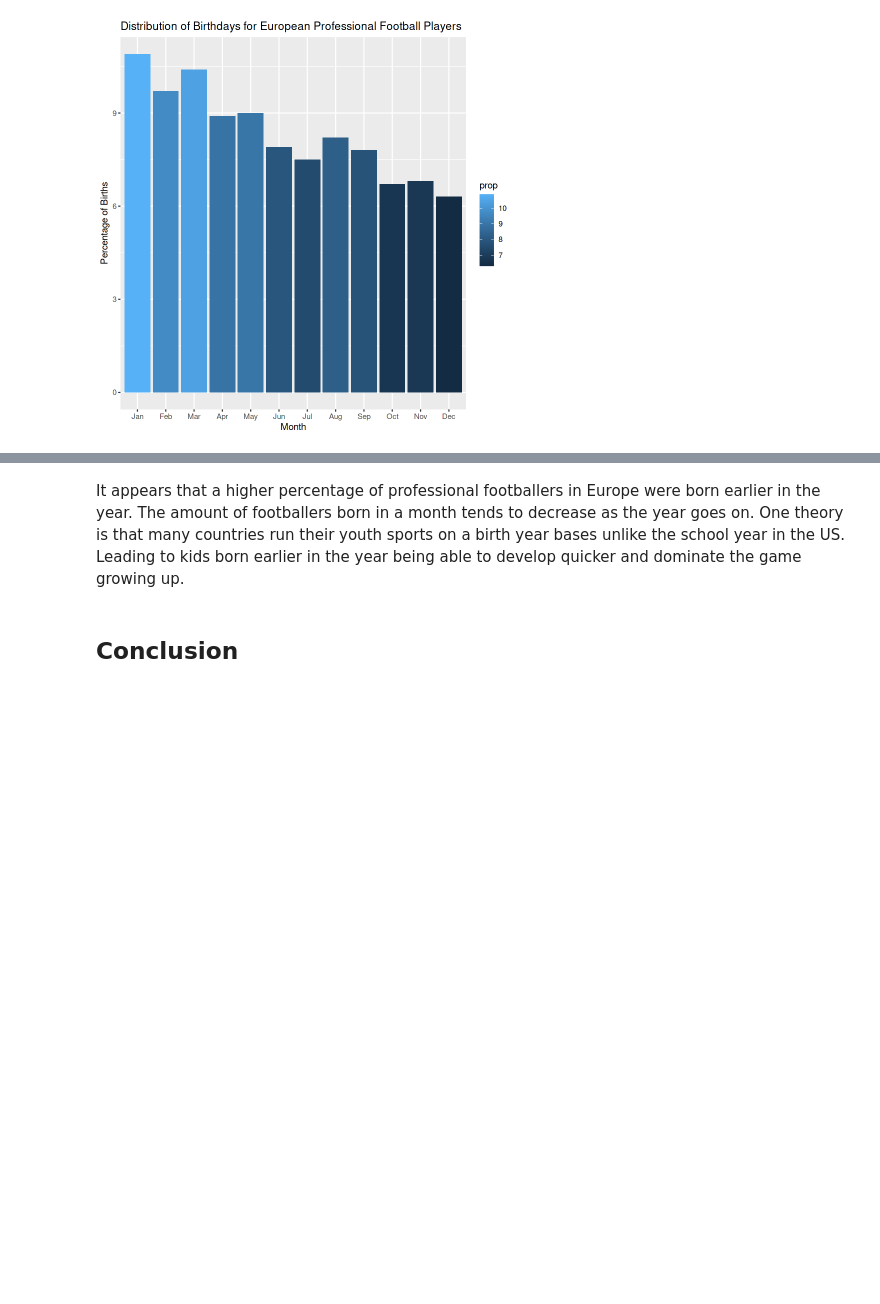
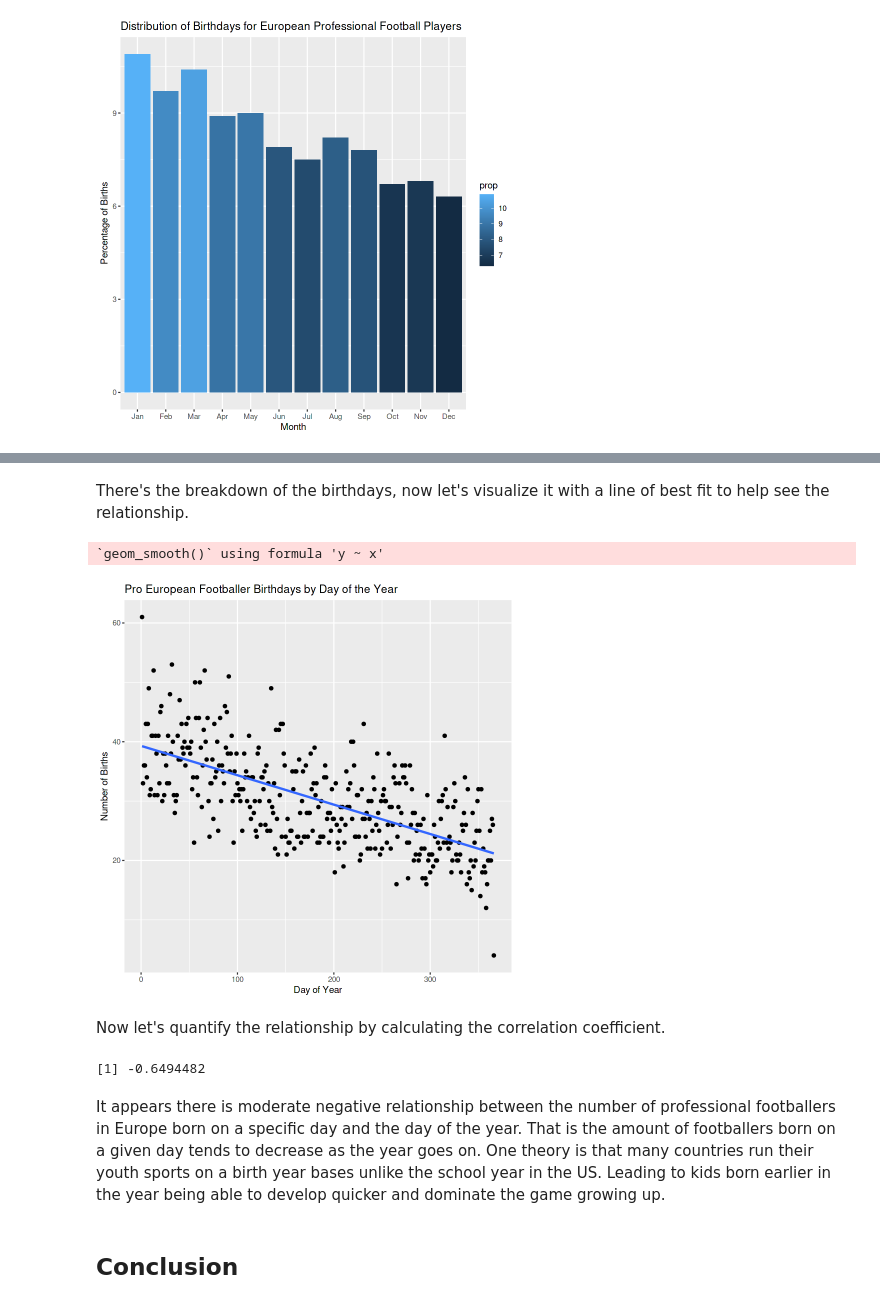
Before and after one commit to MattyMyers22/Euro-Football-08-16, a Jupyter notebook: Euro Football SQL DB With R.ipynb, the cells around one changed output, grey strips where cells are left out. Drawn from its saved outputs; the diff is of its cells as text; code cells hidden in the pictures; blank space fills up the shorter version.

Commit message:
Kaggle Notebook | European Football EDA Feb-22

```diff
--- a/Euro Football SQL DB With R.ipynb
+++ b/Euro Football SQL DB With R.ipynb
@@ -310,0 +313,7 @@ birth_gr
+# %%
+# Get births as day of year
+birth_days <- dbGetQuery(con, "SELECT CAST(STRFTIME('%j', birthday) AS INT) AS day_of_year,
+  COUNT(STRFTIME('%j', birthday)) AS births_on_day
+FROM Player
+GROUP BY day_of_year")
+birth_days
@@ -311,5 +340,25 @@ birth_gr
+# %% [markdown]
+There's the breakdown of the birthdays, now let's visualize it with a line of best fit to help see the relationship.
+# %%
+# Visualizing day of year birth counts
+day_gr <- ggplot(birth_days, aes(day_of_year, births_on_day)) +
+        geom_point() +
+        labs(x = "Day of Year", y = "Number of Births",
+             title = "Pro European Footballer Birthdays by Day of the Year") +
+        geom_smooth(method = "lm", se = FALSE)
+day_gr
+# %% [output]
+`geom_smooth()` using formula 'y ~ x'
+[figure, added]
+# %% [markdown]
+Now let's quantify the relationship by calculating the correlation coefficient.
+# %%
+# Calculate the correlation
+cor(birth_days$day_of_year, birth_days$births_on_day)
+# %% [output]
+[1] -0.6494482
 # %% [markdown]
-It appears that a higher percentage of professional footballers in Europe were born earlier in the year. The amount of footballers born in a month tends to decrease as the year goes on. One theory is that many countries run their youth sports on a birth year bases unlike the school year in the US. Leading to kids born earlier in the year being able to develop quicker and dominate the game growing up.
+It appears there is moderate negative relationship between the number of professional footballers in Europe born on a specific day and the day of the year. That is the amount of footballers born on a given day tends to decrease as the year goes on. One theory is that many countries run their youth sports on a birth year bases unlike the school year in the US. Leading to kids born earlier in the year being able to develop quicker and dominate the game growing up.
 # %% [markdown]
 <a id="conclusion"></a>
 ## Conclusion
```
Also changed, not shown: parts of 4 cells of this notebook.
